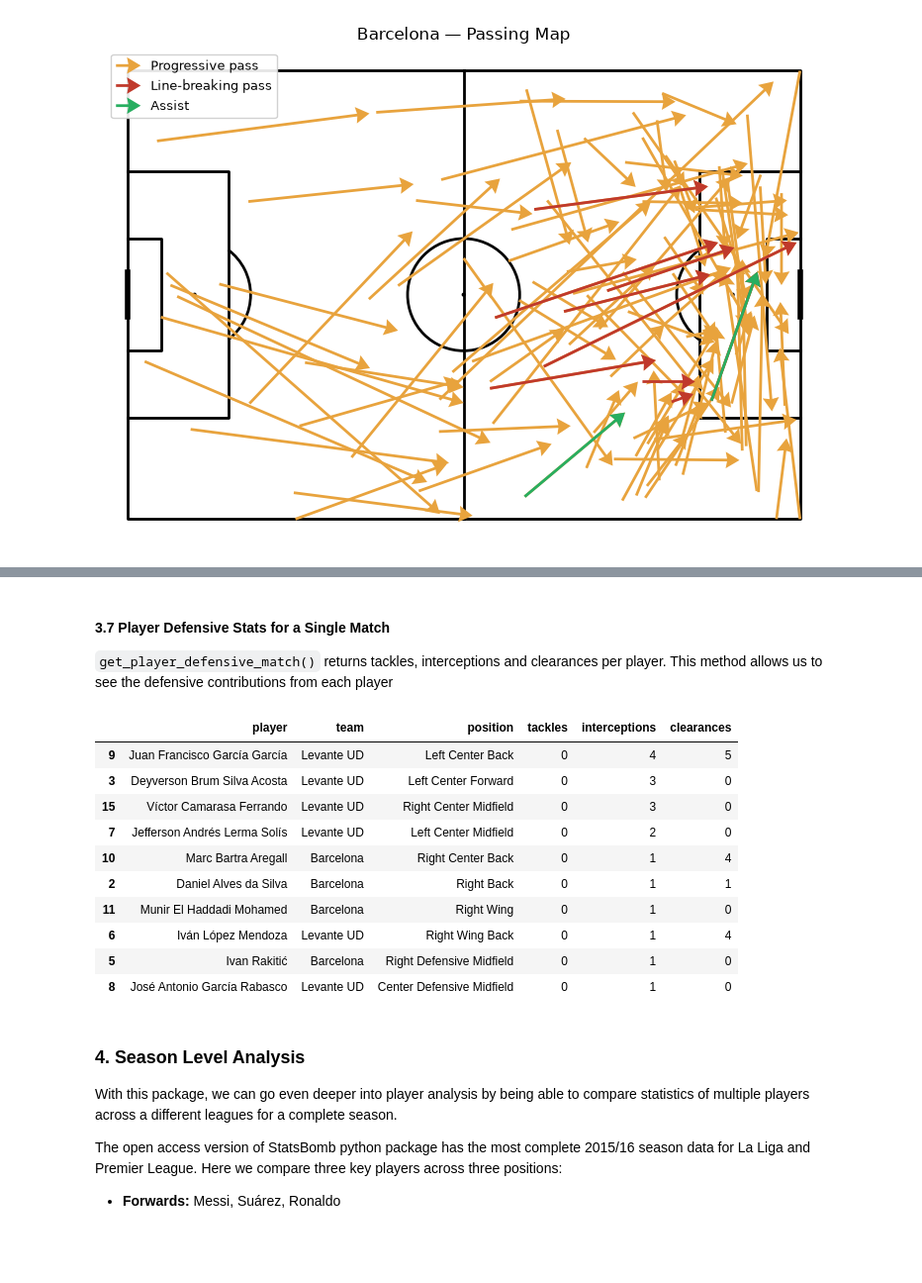
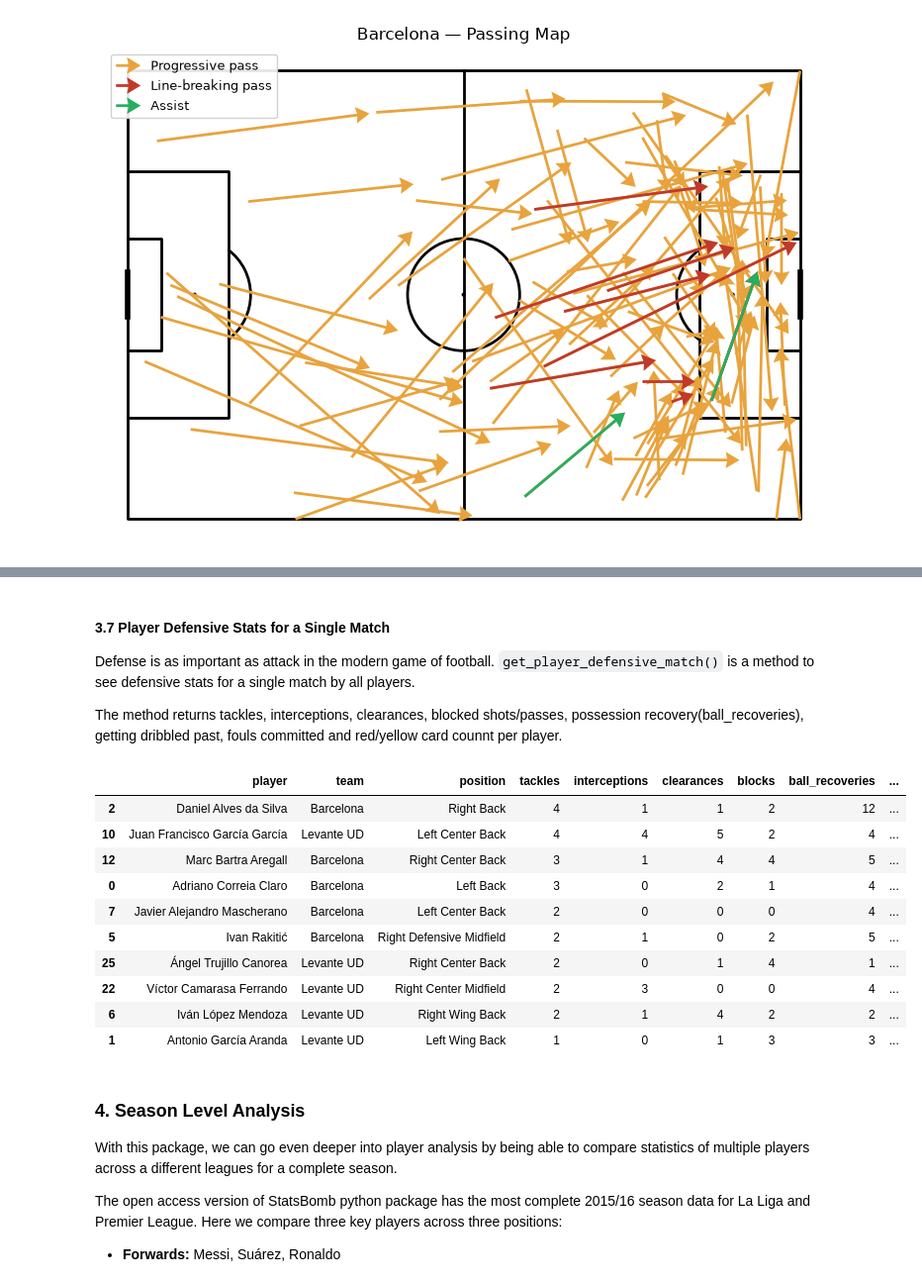
Before and after one commit to leventdusunceli/football_analytics, a Jupyter notebook: notebooks/football_analytics_demo.ipynb, the cells around one changed output, grey strips where cells are left out. Shown at 99% size. Drawn from its saved outputs; the diff is of its cells as text; code cells hidden in the pictures; blank space fills up the shorter version.

```diff
--- a/notebooks/football_analytics_demo.ipynb
+++ b/notebooks/football_analytics_demo.ipynb
@@ -361,23 +362,26 @@ ax3 = plot_passing_map(messi_passes)
 # %% [markdown]
 #### 3.7 Player Defensive Stats for a Single Match
 
-`get_player_defensive_match()` returns tackles, interceptions and clearances per player. This method allows us to see the defensive contributions from each player
+Defense is as important as attack in the modern game of football.  `get_player_defensive_match()` is a method to see defensive stats for a single match by all players.
+
+
+The method returns tackles, interceptions, clearances, blocked shots/passes, possession recovery(ball_recoveries), getting dribbled past, fouls committed and red/yellow card counnt per player.
 # %%
 defensive = sb_client.get_player_defensive_match(match_id=MATCH_ID)
 
-defensive.sort_values('interceptions',ascending=False).head(10)
+defensive.sort_values('tackles',ascending=False).head(10)
 # %% [output]
-|  | player | team | position | tackles | interceptions | clearances |
-| 9 | Juan Francisco García García | Levante UD | Left Center Back | 0 | 4 | 5 |
-| 3 | Deyverson Brum Silva Acosta | Levante UD | Left Center Forward | 0 | 3 | 0 |
-| 15 | Víctor Camarasa Ferrando | Levante UD | Right Center Midfield | 0 | 3 | 0 |
-| 7 | Jefferson Andrés Lerma Solís | Levante UD | Left Center Midfield | 0 | 2 | 0 |
-| 10 | Marc Bartra Aregall | Barcelona | Right Center Back | 0 | 1 | 4 |
-| 2 | Daniel Alves da Silva | Barcelona | Right Back | 0 | 1 | 1 |
-| 11 | Munir El Haddadi Mohamed | Barcelona | Right Wing | 0 | 1 | 0 |
-| 6 | Iván López Mendoza | Levante UD | Right Wing Back | 0 | 1 | 4 |
-| 5 | Ivan Rakitić | Barcelona | Right Defensive Midfield | 0 | 1 | 0 |
-| 8 | José Antonio García Rabasco | Levante UD | Center Defensive Midfield | 0 | 1 | 0 |
+|  | player | team | position | tackles | interceptions | clearances | blocks | ball_recoveries | ... |
+| 2 | Daniel Alves da Silva | Barcelona | Right Back | 4 | 1 | 1 | 2 | 12 | ... |
+| 10 | Juan Francisco García García | Levante UD | Left Center Back | 4 | 4 | 5 | 2 | 4 | ... |
+| 12 | Marc Bartra Aregall | Barcelona | Right Center Back | 3 | 1 | 4 | 4 | 5 | ... |
+| 0 | Adriano Correia Claro | Barcelona | Left Back | 3 | 0 | 2 | 1 | 4 | ... |
+| 7 | Javier Alejandro Mascherano | Barcelona | Left Center Back | 2 | 0 | 0 | 0 | 4 | ... |
+| 5 | Ivan Rakitić | Barcelona | Right Defensive Midfield | 2 | 1 | 0 | 2 | 5 | ... |
+| 25 | Ángel Trujillo Canorea | Levante UD | Right Center Back | 2 | 0 | 1 | 4 | 1 | ... |
+| 22 | Víctor Camarasa Ferrando | Levante UD | Right Center Midfield | 2 | 3 | 0 | 0 | 4 | ... |
+| 6 | Iván López Mendoza | Levante UD | Right Wing Back | 2 | 1 | 4 | 2 | 2 | ... |
+| 1 | Antonio García Aranda | Levante UD | Left Wing Back | 1 | 0 | 1 | 3 | 3 | ... |
 # %% [markdown]
 ### 4. Season Level Analysis
 
```
Also changed, not shown: parts of 14 cells of this notebook.
